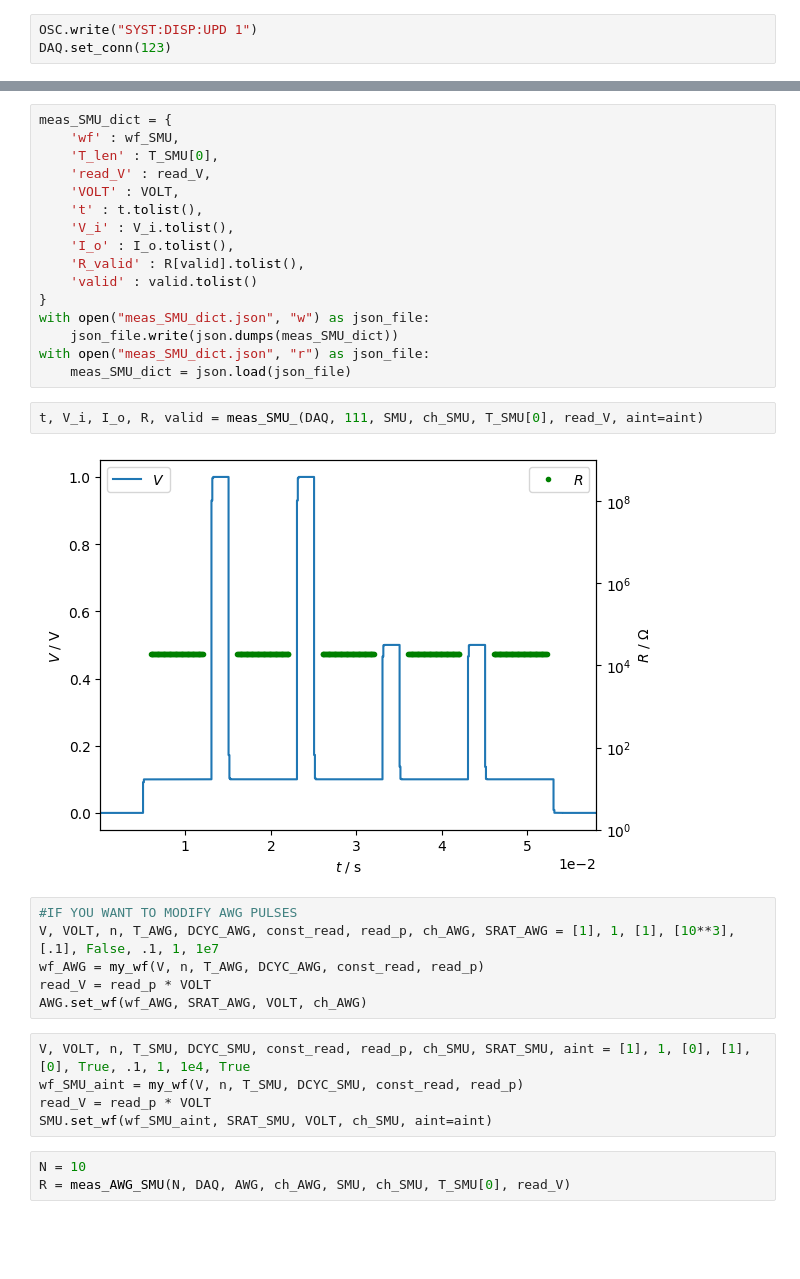
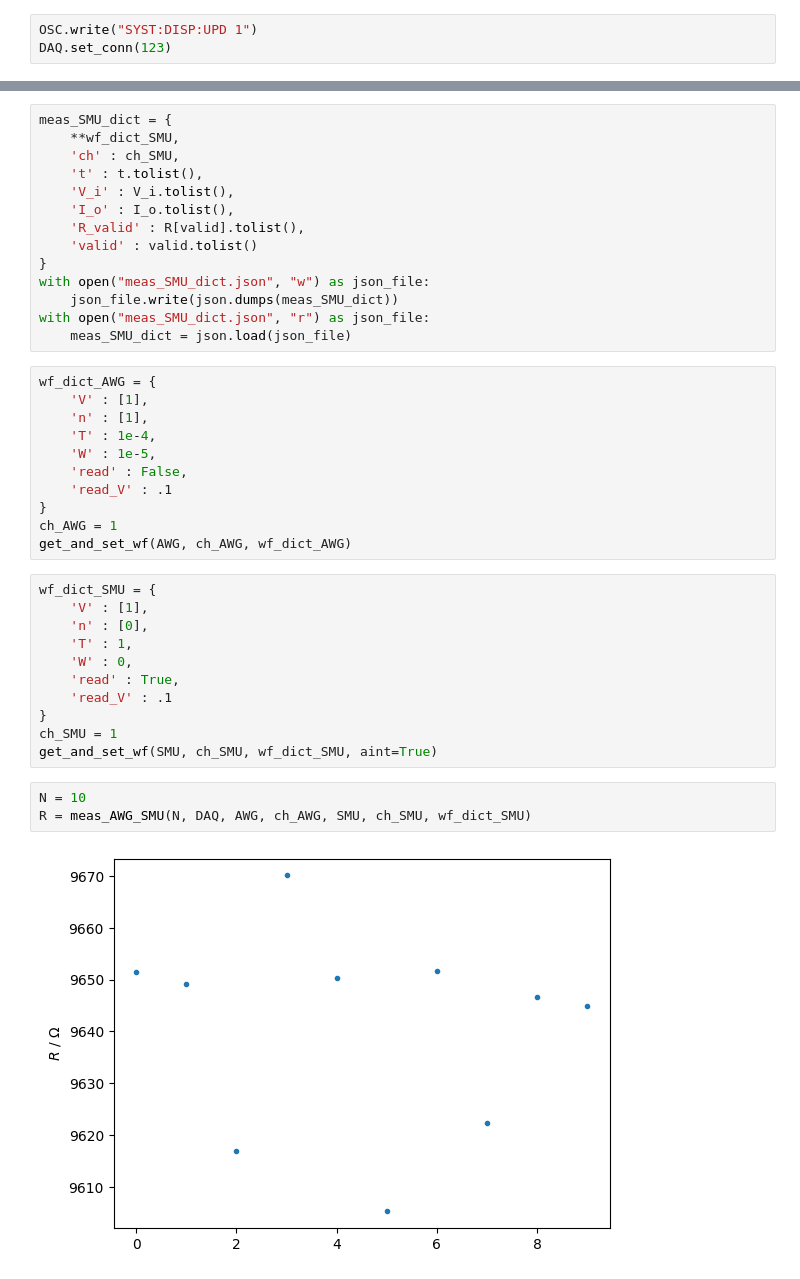
Before and after one commit to raxov99/iis_optolab, a Jupyter notebook: in_lab.ipynb, the cells around one changed output, grey strips where cells are left out. Drawn from its saved outputs; the diff is of its cells as text; blank space fills up the shorter version.

```diff
--- a/in_lab.ipynb
+++ b/in_lab.ipynb
@@ -67,9 +77,7 @@ t, V_i, I_o, R, valid = meas_SMU(DAQ, 111, SMU, ch_SMU, T_SMU[0], read_V, VOLT,
 # %%
 meas_SMU_dict = {
-    'wf' : wf_SMU,
-    'T_len' : T_SMU[0],
-    'read_V' : read_V,
-    'VOLT' : VOLT,
+    **wf_dict_SMU,
+    'ch' : ch_SMU,
     't' : t.tolist(),
     'V_i' : V_i.tolist(),
     'I_o' : I_o.tolist(),
@@ -80,21 +88,30 @@ with open("meas_SMU_dict.json", "w") as json_file:
     json_file.write(json.dumps(meas_SMU_dict))
 with open("meas_SMU_dict.json", "r") as json_file:
     meas_SMU_dict = json.load(json_file)
-# %%
-t, V_i, I_o, R, valid = meas_SMU_(DAQ, 111, SMU, ch_SMU, T_SMU[0], read_V, aint=aint)
-# %% [output]
-[figure, removed]
 # %%
-#IF YOU WANT TO MODIFY AWG PULSES
-V, VOLT, n, T_AWG, DCYC_AWG, const_read, read_p, ch_AWG, SRAT_AWG = [1], 1, [1], [10**3], [.1], False, .1, 1, 1e7
-wf_AWG = my_wf(V, n, T_AWG, DCYC_AWG, const_read, read_p)
-read_V = read_p * VOLT
-AWG.set_wf(wf_AWG, SRAT_AWG, VOLT, ch_AWG)
+wf_dict_AWG = {
+    'V' : [1],
+    'n' : [1],
+    'T' : 1e-4,
+    'W' : 1e-5,
+    'read' : False,
+    'read_V' : .1
+}
+ch_AWG = 1
+get_and_set_wf(AWG, ch_AWG, wf_dict_AWG)
 # %%
-V, VOLT, n, T_SMU, DCYC_SMU, const_read, read_p, ch_SMU, SRAT_SMU, aint = [1], 1, [0], [1], [0], True, .1, 1, 1e4, True
-wf_SMU_aint = my_wf(V, n, T_SMU, DCYC_SMU, const_read, read_p)
-read_V = read_p * VOLT
-SMU.set_wf(wf_SMU_aint, SRAT_SMU, VOLT, ch_SMU, aint=aint)
+wf_dict_SMU = {
+    'V' : [1],
+    'n' : [0],
+    'T' : 1,
+    'W' : 0,
+    'read' : True,
+    'read_V' : .1
+}
+ch_SMU = 1
+get_and_set_wf(SMU, ch_SMU, wf_dict_SMU, aint=True)
 # %%
 N = 10
-R = meas_AWG_SMU(N, DAQ, AWG, ch_AWG, SMU, ch_SMU, T_SMU[0], read_V)
+R = meas_AWG_SMU(N, DAQ, AWG, ch_AWG, SMU, ch_SMU, wf_dict_SMU)
+# %% [output]
+[figure, added]
```
Also changed, not shown: parts of 7 cells of this notebook, 2 other files.
